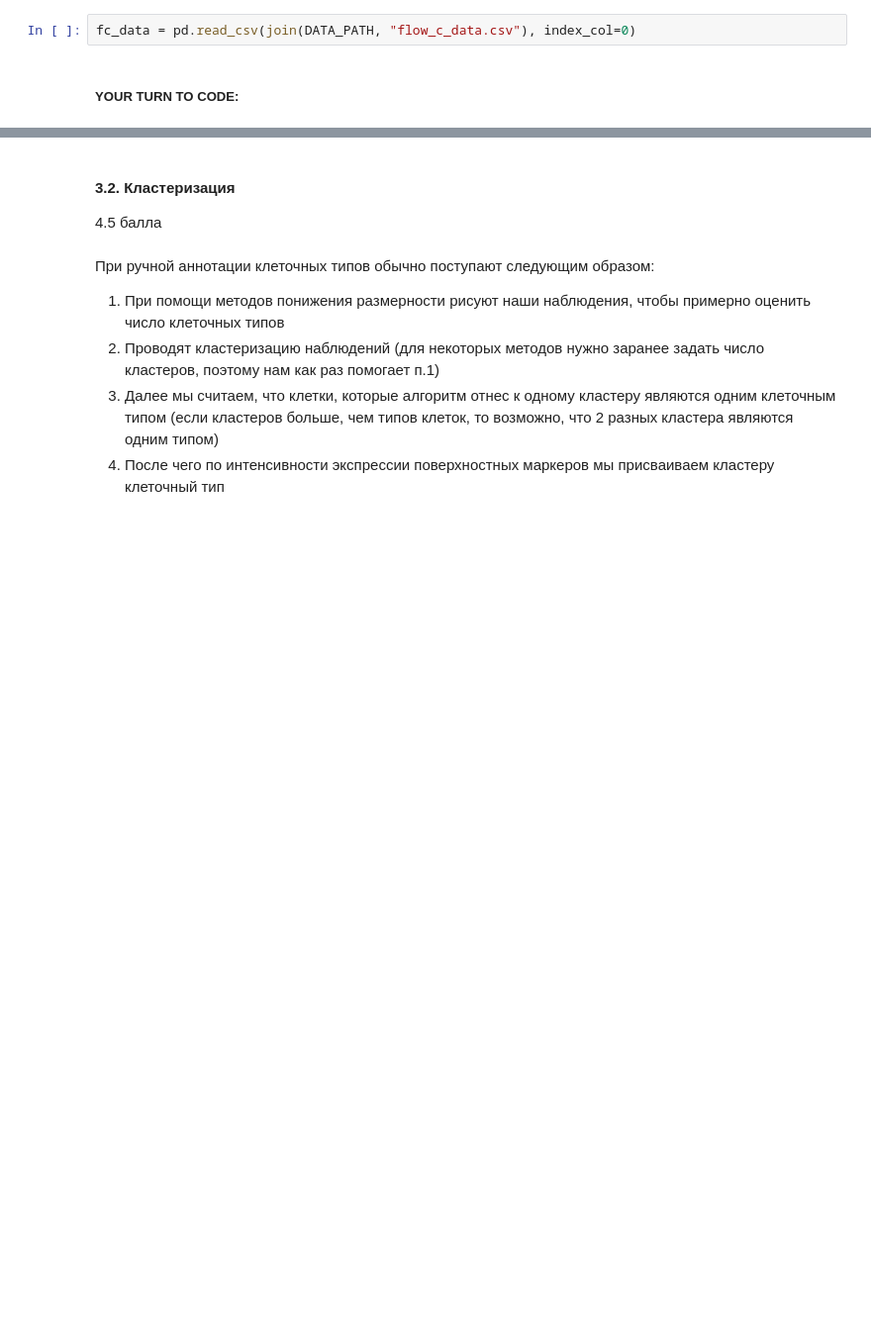
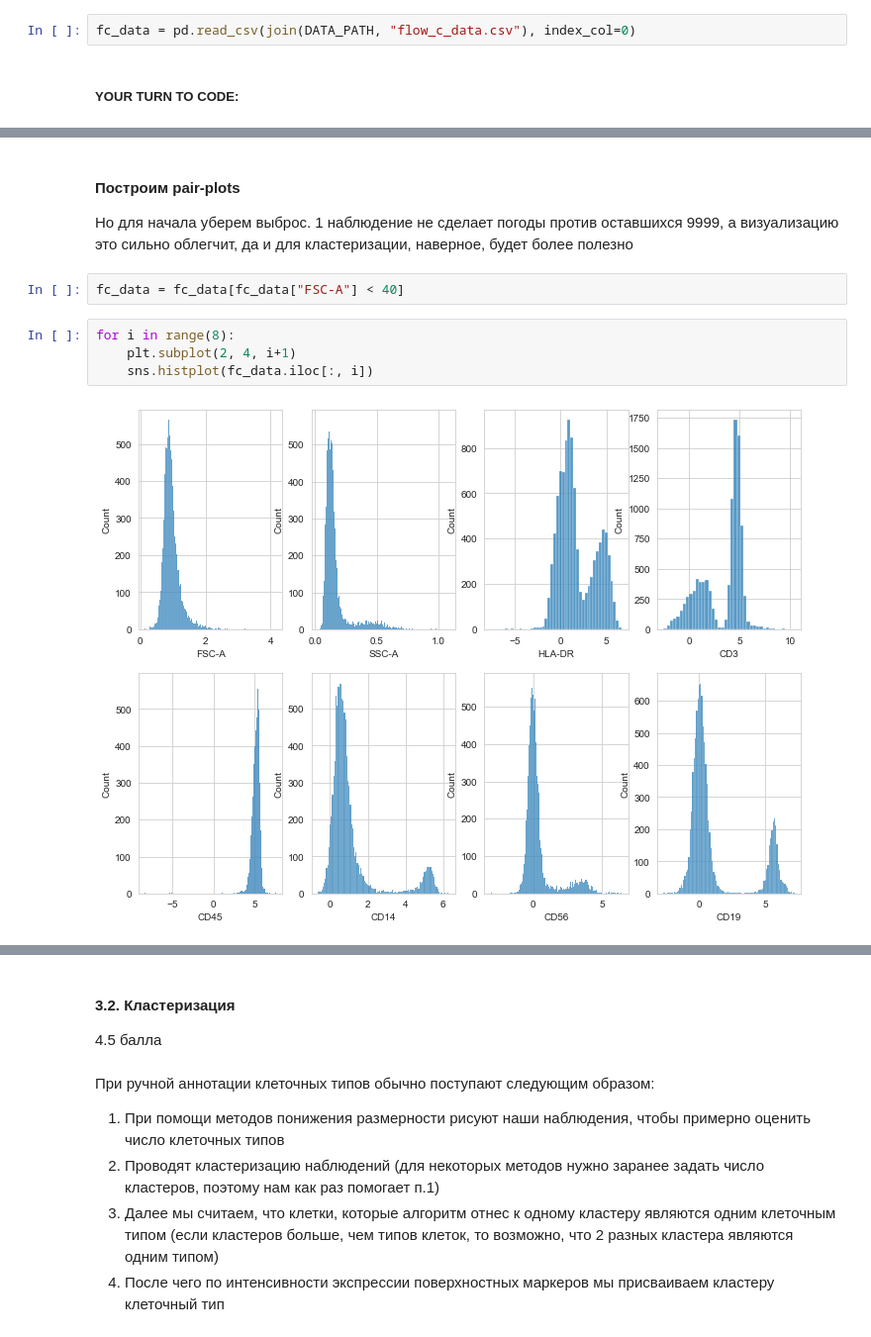
Before and after one commit to immbiochem/BI_ML_2021, a Jupyter notebook: Claster/code/Cluster_tSNE.ipynb, the cells around one changed output, grey strips where cells are left out. Shown at 99% size. Saved outputs shown, nothing was run; the diff lists cells and outputs as text; blank space fills up the shorter version.

```diff
--- a/Claster/code/Cluster_tSNE.ipynb
+++ b/Claster/code/Cluster_tSNE.ipynb
@@ -303,0 +374,11 @@ fc_data = pd.read_csv(join(DATA_PATH, "flow_c_data.csv"), index_col=0)
+# %% [markdown]
+#### Построим pair-plots
+Но для начала уберем выброс. 1 наблюдение не сделает погоды против оставшихся 9999, а визуализацию это сильно облегчит, да и для кластеризации, наверное, будет более полезно
+# %%
+fc_data = fc_data[fc_data["FSC-A"] < 40]
+# %%
+for i in range(8):
+    plt.subplot(2, 4, i+1)
+    sns.histplot(fc_data.iloc[:, i])
+# %% [output]
+[figure, added]
```
Also changed, not shown: parts of 29 cells of this notebook.
